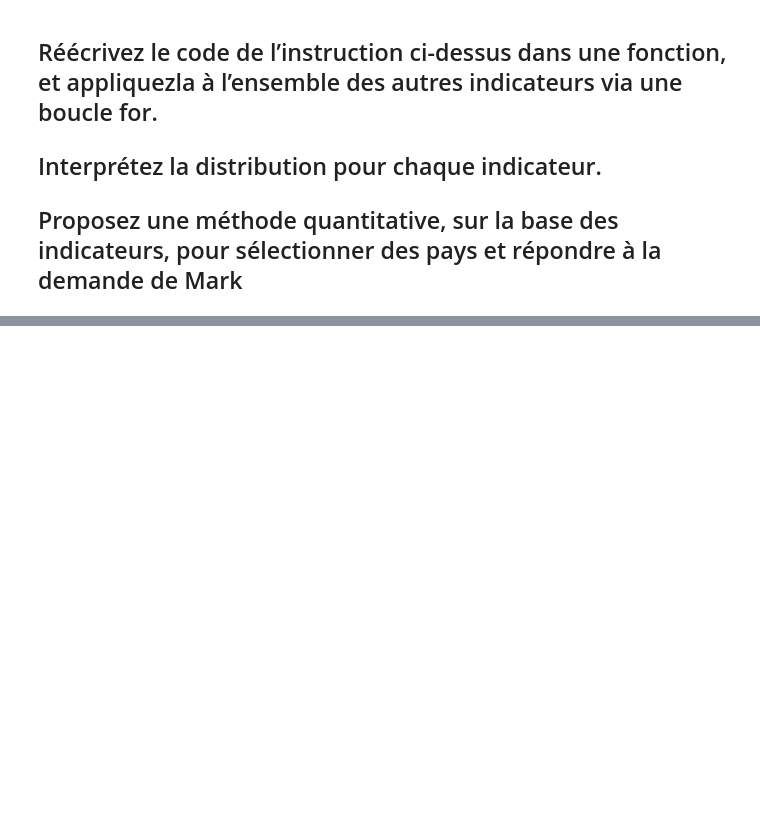
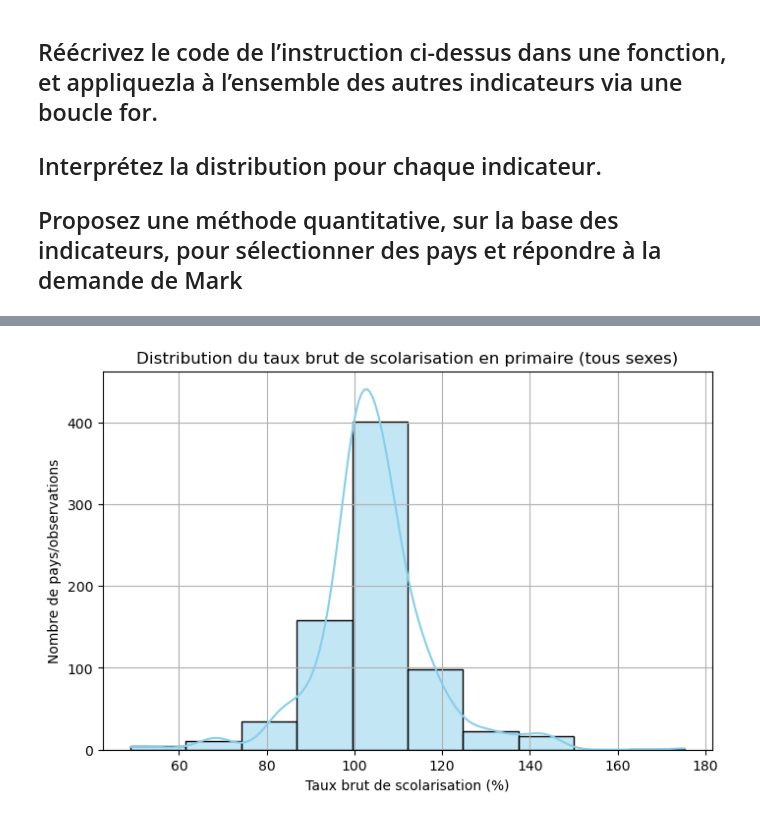
Before and after one commit to SafiaData/OpenclassroomsProjet2, a Jupyter notebook: PROJET 2 OPENCLASSROOMS .ipynb, the cells around one changed output, grey strips where cells are left out. Saved outputs shown, nothing was run; the diff lists cells and outputs as text; code cells hidden in the pictures; blank space fills up the shorter version.

```diff
--- a/PROJET 2 OPENCLASSROOMS .ipynb
+++ b/PROJET 2 OPENCLASSROOMS .ipynb
@@ -2071,0 +2078,2 @@ plt.show()
+# %%
+indicator = 'Gross enrolment ratio, primary, both sexes (%)'
@@ -2071,0 +2095,10 @@ plt.show()
+# %%
+plt.figure(figsize=(8, 5))
+sns.histplot(df_wide[indicator], kde=True, bins=10, color='skyblue')
+plt.title('Distribution du taux brut de scolarisation en primaire (tous sexes)')
+plt.xlabel('Taux brut de scolarisation (%)')
+plt.ylabel('Nombre de pays/observations')
+plt.grid(True)
+plt.show()
+# %% [output]
+[figure, added]
```
Also changed, not shown: parts of 15 cells of this notebook.
